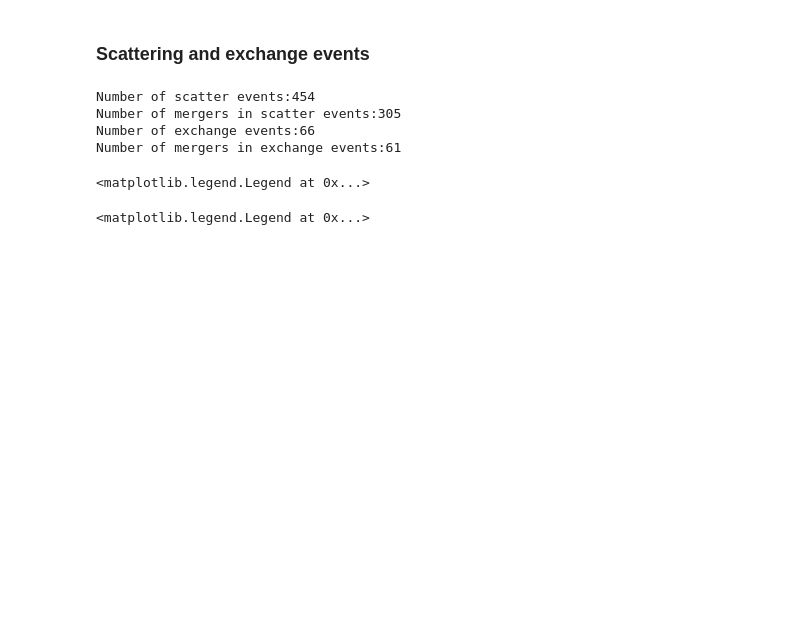
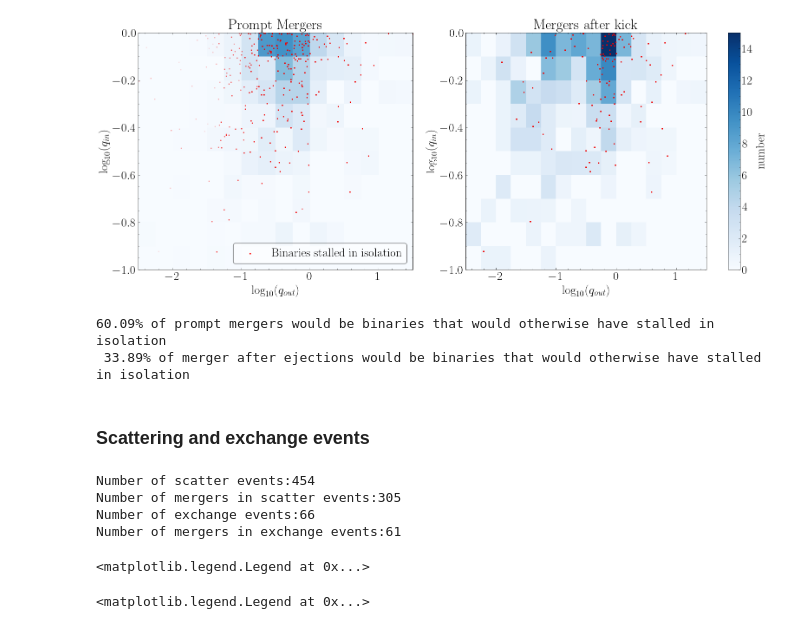
Before and after one commit to pranav-satheesh/Triple-MBH-Illustris, a Jupyter notebook: notebooks/merger_properties.ipynb, the cells around one changed output. Drawn from its saved outputs; the diff is of its cells as text; code cells hidden in the pictures; blank space fills up the shorter version.

```diff
--- a/notebooks/merger_properties.ipynb
+++ b/notebooks/merger_properties.ipynb
@@ -26,2 +24,0 @@ plt.rc('font', family='serif')
-# %%
-plt.rc('text', usetex=True)
@@ -282,3 +94,15 @@ For higher intruder mass m3, it will most likely cause an exchange.
+# %%
+fig,ax = mrstat.plot_Tr_2d_hist_qin_qout(nruns,strong_tr,scatter_size=1,scatter_alpha=0.1)
+ax[0].legend(fancybox=True, framealpha=0.5, frameon=True, edgecolor="black",fontsize=20)
+fig.tight_layout()
+fig.savefig("../Figures/2d-hist-qin-qout-for-mergers.pdf")
+# %% [output]
+[figure, added]
+# %%
+mrstat.print_isolate_binary_but_Tr_merged_stats(nruns,strong_tr)
+# %% [output]
+60.09% of prompt mergers would be binaries that would otherwise have stalled in isolation
+ 33.89% of merger after ejections would be binaries that would otherwise have stalled in isolation
 # %% [markdown]
 ### Scattering and exchange events
 # %%
```
Also changed, not shown: parts of 32 cells of this notebook, 10 other files.
